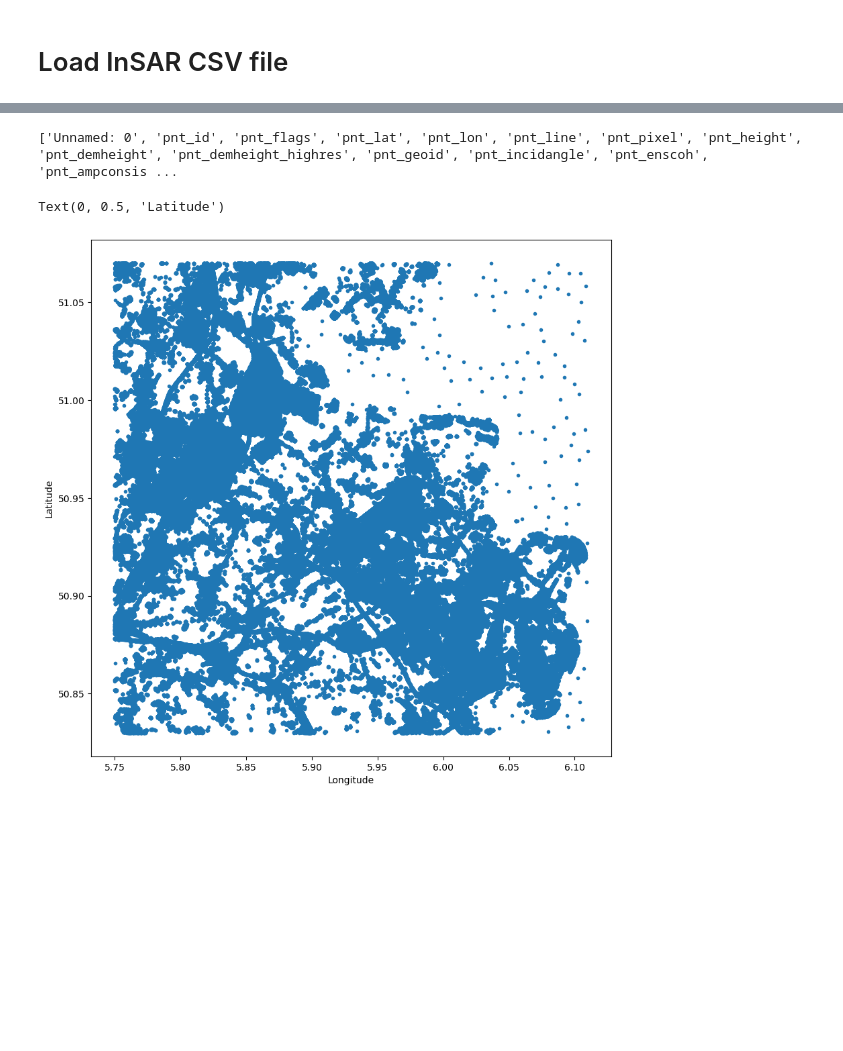
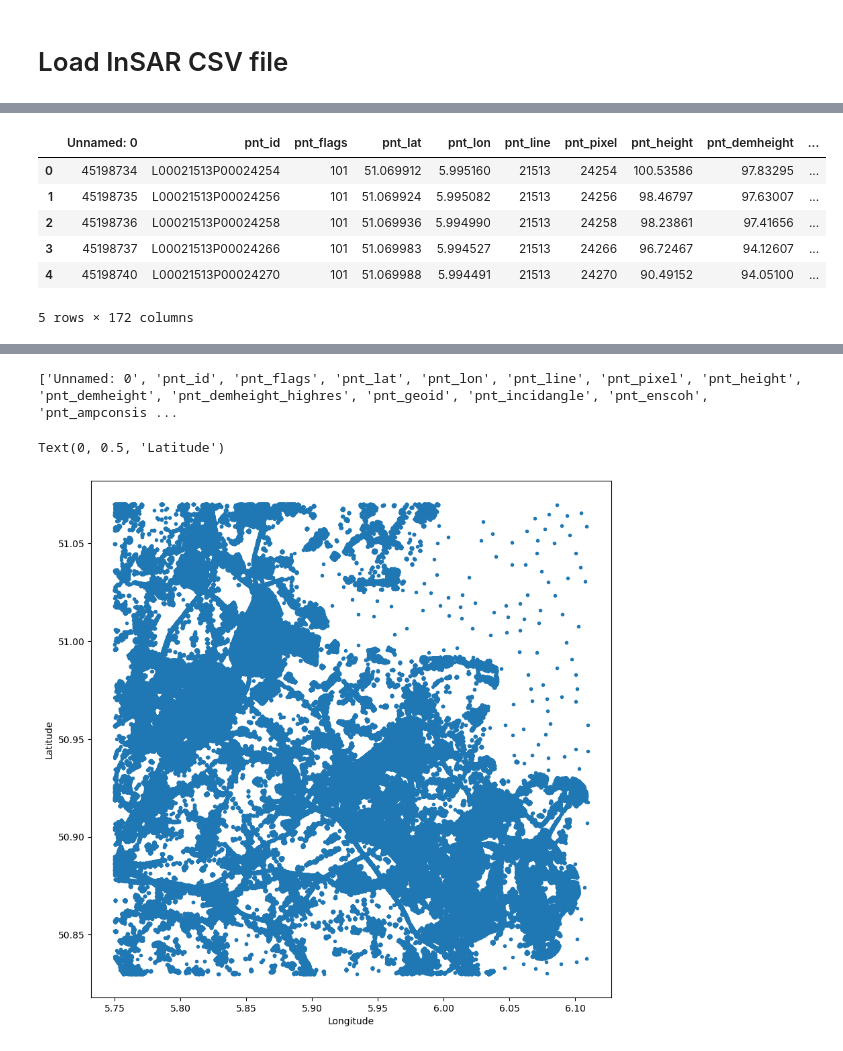
Before and after one commit to nigelwie/SHM-GH-Abandoned-Mines-Limburg, a Jupyter notebook: insar/load_insar_csv_file.ipynb, the cells around one changed output, grey strips where cells are left out. Saved outputs shown, nothing was run; the diff lists cells and outputs as text; code cells hidden in the pictures; blank space fills up the shorter version.

```diff
--- a/insar/load_insar_csv_file.ipynb
+++ b/insar/load_insar_csv_file.ipynb
@@ -23,0 +24,14 @@ Wall time: 13.7 s
+# %%
+%%time
+loc2 = r"sentinel1_dsc_t037_limburg.csv"
+
+insar_data = pd.read_csv(loc2, sep=',')
+display(insar_data.head())
+# %% [output]
+|  | Unnamed: 0 | pnt_id | pnt_flags | pnt_lat | pnt_lon | pnt_line | pnt_pixel | pnt_height | pnt_demheight | ... |
+| 0 | 45198734 | L00021513P00024254 | 101 | 51.069912 | 5.995160 | 21513 | 24254 | 100.53586 | 97.83295 | ... |
+| 1 | 45198735 | L00021513P00024256 | 101 | 51.069924 | 5.995082 | 21513 | 24256 | 98.46797 | 97.63007 | ... |
+| 2 | 45198736 | L00021513P00024258 | 101 | 51.069936 | 5.994990 | 21513 | 24258 | 98.23861 | 97.41656 | ... |
+| 3 | 45198737 | L00021513P00024266 | 101 | 51.069983 | 5.994527 | 21513 | 24266 | 96.72467 | 94.12607 | ... |
+| 4 | 45198740 | L00021513P00024270 | 101 | 51.069988 | 5.994491 | 21513 | 24270 | 90.49152 | 94.05100 | ... |
+5 rows × 172 columns
@@ -44,7 +60,7 @@ plt.xlabel('Longitude')
 plt.ylabel('Latitude')
 # %% [output]
 Text(0, 0.5, 'Latitude')
-[figure, old version]
+[figure, new version]
 # %%
 # Plot a timeseries
 
```
Also changed, not shown: parts of 3 cells of this notebook, 2 other files.
